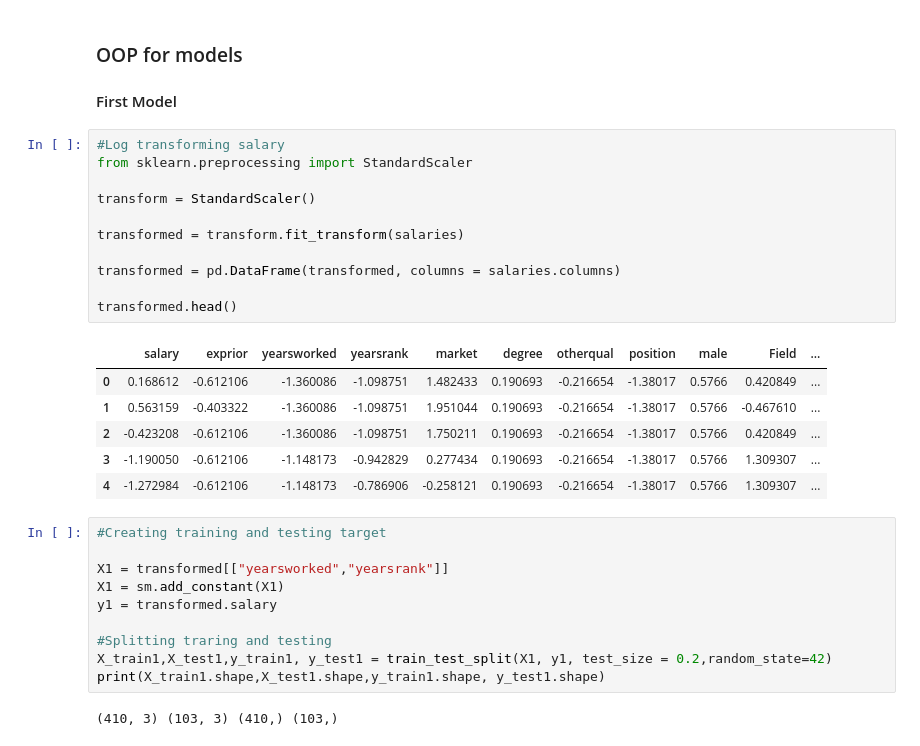
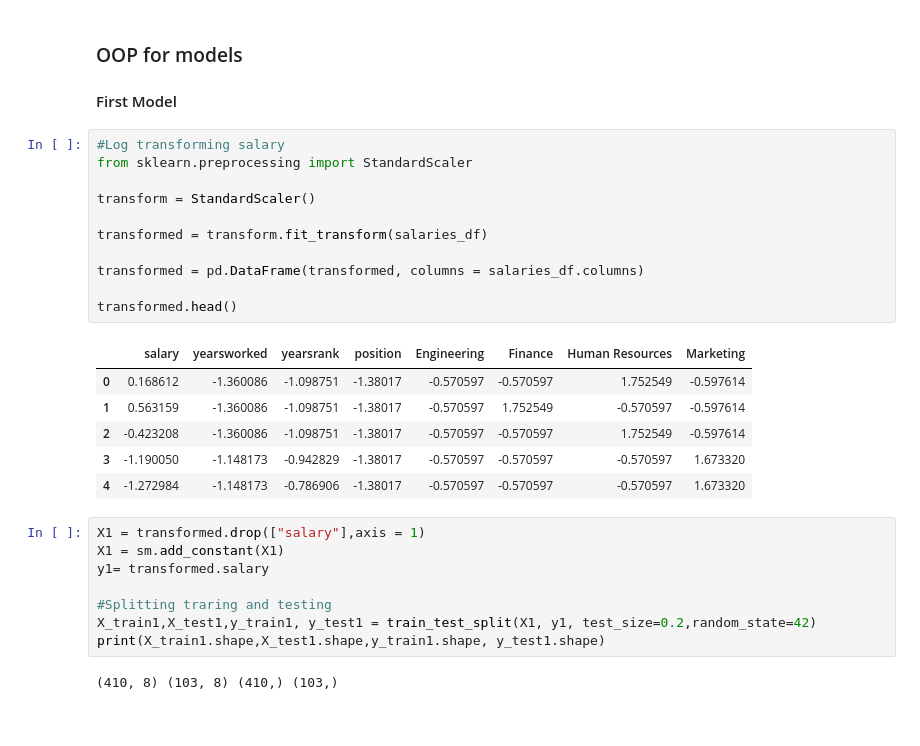
Before and after one commit to rethabilethulo/Multivariant_linear_regression, a Jupyter notebook: notebook/Untitled.ipynb, the cells around one changed output. Cells and saved outputs as stored; diff of their text form.

```diff
--- a/notebook/Untitled.ipynb
+++ b/notebook/Untitled.ipynb
@@ -550,33 +542,31 @@ This seems to be a good model since it has satisfied the following linear regres
 # %%
 #Log transforming salary
 from sklearn.preprocessing import StandardScaler
 
 transform = StandardScaler()
 
-transformed = transform.fit_transform(salaries)
+transformed = transform.fit_transform(salaries_df)
 
-transformed = pd.DataFrame(transformed, columns = salaries.columns)
+transformed = pd.DataFrame(transformed, columns = salaries_df.columns)
 
 transformed.head()
 # %% [output]
-|  | salary | exprior | yearsworked | yearsrank | market | degree | otherqual | position | male | Field | ... |
-| 0 | 0.168612 | -0.612106 | -1.360086 | -1.098751 | 1.482433 | 0.190693 | -0.216654 | -1.38017 | 0.5766 | 0.420849 | ... |
-| 1 | 0.563159 | -0.403322 | -1.360086 | -1.098751 | 1.951044 | 0.190693 | -0.216654 | -1.38017 | 0.5766 | -0.467610 | ... |
-| 2 | -0.423208 | -0.612106 | -1.360086 | -1.098751 | 1.750211 | 0.190693 | -0.216654 | -1.38017 | 0.5766 | 0.420849 | ... |
-| 3 | -1.190050 | -0.612106 | -1.148173 | -0.942829 | 0.277434 | 0.190693 | -0.216654 | -1.38017 | 0.5766 | 1.309307 | ... |
-| 4 | -1.272984 | -0.612106 | -1.148173 | -0.786906 | -0.258121 | 0.190693 | -0.216654 | -1.38017 | 0.5766 | 1.309307 | ... |
+|  | salary | yearsworked | yearsrank | position | Engineering | Finance | Human Resources | Marketing |
+| 0 | 0.168612 | -1.360086 | -1.098751 | -1.38017 | -0.570597 | -0.570597 | 1.752549 | -0.597614 |
+| 1 | 0.563159 | -1.360086 | -1.098751 | -1.38017 | -0.570597 | 1.752549 | -0.570597 | -0.597614 |
+| 2 | -0.423208 | -1.360086 | -1.098751 | -1.38017 | -0.570597 | -0.570597 | 1.752549 | -0.597614 |
+| 3 | -1.190050 | -1.148173 | -0.942829 | -1.38017 | -0.570597 | -0.570597 | -0.570597 | 1.673320 |
+| 4 | -1.272984 | -1.148173 | -0.786906 | -1.38017 | -0.570597 | -0.570597 | -0.570597 | 1.673320 |
 # %%
-#Creating training and testing target
-
-X1 = transformed[["yearsworked","yearsrank"]]
+X1 = transformed.drop(["salary"],axis = 1)
 X1 = sm.add_constant(X1)
-y1 = transformed.salary
+y1= transformed.salary
 
 #Splitting traring and testing
-X_train1,X_test1,y_train1, y_test1 = train_test_split(X1, y1, test_size = 0.2,random_state=42)
+X_train1,X_test1,y_train1, y_test1 = train_test_split(X1, y1, test_size=0.2,random_state=42)
 print(X_train1.shape,X_test1.shape,y_train1.shape, y_test1.shape)
 # %% [output]
-(410, 3) (103, 3) (410,) (103,)
+(410, 8) (103, 8) (410,) (103,)
 # %%
 # create a train model in one line
 model1 = sm.OLS(y_train1, X_train1).fit()
```
Also changed, not shown: parts of 17 cells of this notebook.
